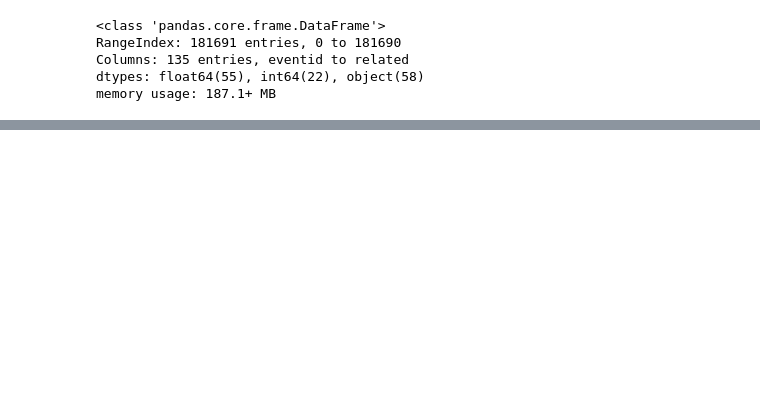
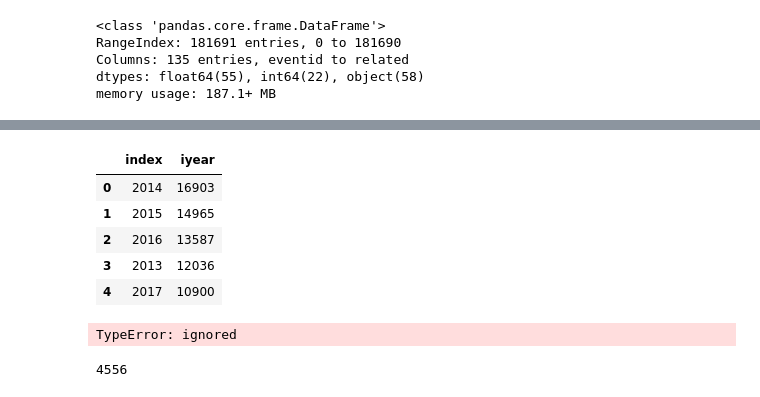
Before and after one commit to GoPlusUltra/Global-Terrorism-Analysis, a Jupyter notebook: Global_Terrorism_Analysis_Capstone_Project.ipynb, the cells around one changed output, grey strips where cells are left out. Saved outputs shown, nothing was run; the diff lists cells and outputs as text; code cells hidden in the pictures; blank space fills up the shorter version.

```diff
--- a/Global_Terrorism_Analysis_Capstone_Project.ipynb
+++ b/Global_Terrorism_Analysis_Capstone_Project.ipynb
@@ -111,0 +95,11 @@ tp
+# %%
+
+total_no_of_attacks = pd.DataFrame(df['iyear'].value_counts()).reset_index()
+total_no_of_attacks.head()
+# %% [output]
+|  | index | iyear |
+| 0 | 2014 | 16903 |
+| 1 | 2015 | 14965 |
+| 2 | 2016 | 13587 |
+| 3 | 2013 | 12036 |
+| 4 | 2017 | 10900 |
@@ -111,0 +109,8 @@ tp
+# %%
+sns.histplot(temp_df['iyear'],df['iyear'].value_counts())
+# %% [output]
+TypeError: ignored
+# %%
+temp_df['latitude'].isna().sum()
+# %% [output]
+4556
```
Also changed, not shown: parts of 16 cells of this notebook.
